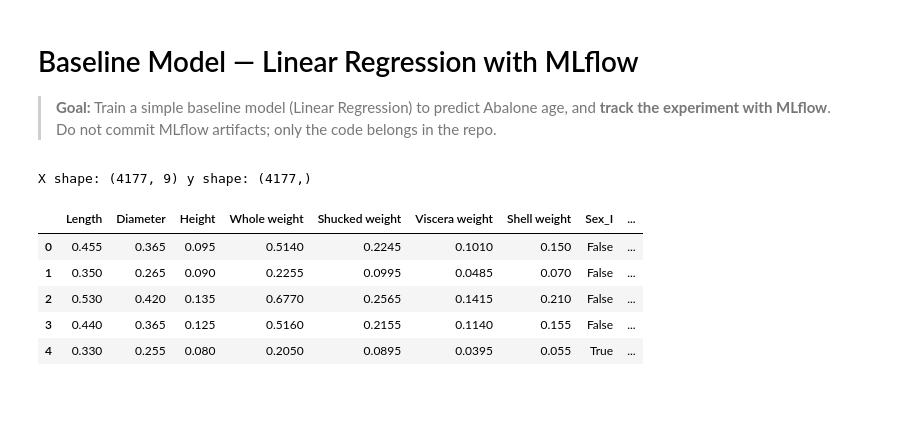
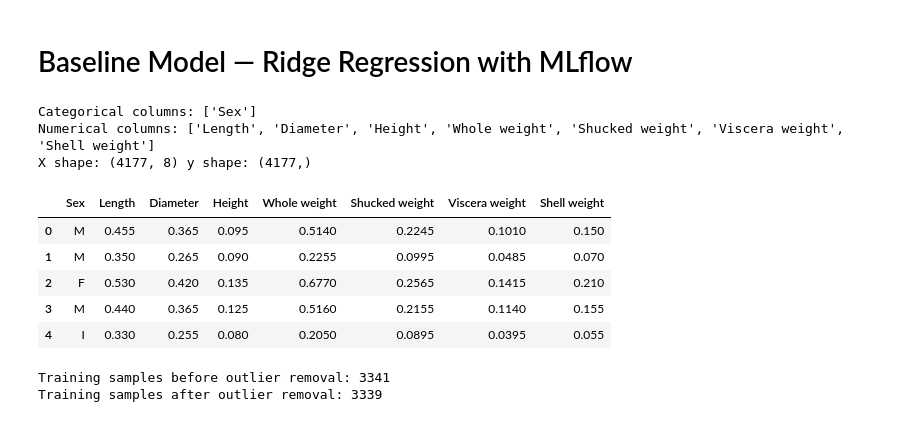
Before and after one commit to artefactory/xhec-mlops-2025-project, a Jupyter notebook: notebooks/modelling.ipynb, the cells around one changed output. Saved outputs shown, nothing was run; the diff lists cells and outputs as text; code cells hidden in the pictures.

```diff
--- a/notebooks/modelling.ipynb
+++ b/notebooks/modelling.ipynb
@@ -1,57 +1,77 @@
 # %% [markdown]
-# Baseline Model — Linear Regression with MLflow
-
-> **Goal:** Train a simple baseline model (Linear Regression) to predict Abalone age, and **track the experiment with MLflow**.
-> Do not commit MLflow artifacts; only the code belongs in the repo.
+# Baseline Model — Ridge Regression with MLflow
 # %%
 # --- Setup ---
 import os, pathlib, warnings
 import numpy as np
 import pandas as pd
 from sklearn.model_selection import train_test_split
-from sklearn.preprocessing import StandardScaler
-from sklearn.linear_model import LinearRegression
+from sklearn.preprocessing import StandardScaler, OneHotEncoder
+from sklearn.compose import ColumnTransformer
+from sklearn.linear_model import Ridge
 from sklearn.pipeline import Pipeline
 from sklearn.metrics import mean_squared_error, mean_absolute_error, r2_score
 import mlflow
-import mlflow.sklearn
 
 warnings.filterwarnings("ignore")
 
-# Paths & data
-df = pd.read_csv("/Users/kaixinxie/Downloads/abalone.csv")
 
-# Target: Age ≈ Rings + 1.5
-if "Rings" not in df.columns:
-    raise ValueError("Expected target column 'Rings' not found in dataset.")
+notebook_dir = os.path.dirname(os.path.abspath("__file__"))
+data_path = os.path.join(notebook_dir, "..", "data", "abalone.csv")
+df = pd.read_csv(data_path)
+
 df["Age"] = df["Rings"] + 1.5
 
 # Basic feature selection
 y = df["Age"].values
 X = df.drop(columns=["Age", "Rings"]).copy()
 
-# One-hot encode categoricals (e.g., Sex) via pandas.get_dummies for a simple baseline
-X = pd.get_dummies(X, drop_first=True)
+# Identify categorical and numerical columns
+categorical_cols = X.select_dtypes(include=['object']).columns.tolist()
+numerical_cols = X.select_dtypes(include=['int64', 'float64']).columns.tolist()
 
+print(f"Categorical columns: {categorical_cols}")
+print(f"Numerical columns: {numerical_cols}")
 print("X shape:", X.shape, "y shape:", y.shape)
 X.head()
 # %% [output]
-X shape: (4177, 9) y shape: (4177,)
+Categorical columns: ['Sex']
+Numerical columns: ['Length', 'Diameter', 'Height', 'Whole weight', 'Shucked weight', 'Viscera weight', 'Shell weight']
+X shape: (4177, 8) y shape: (4177,)
-|  | Length | Diameter | Height | Whole weight | Shucked weight | Viscera weight | Shell weight | Sex_I | ... |
-| 0 | 0.455 | 0.365 | 0.095 | 0.5140 | 0.2245 | 0.1010 | 0.150 | False | ... |
-| 1 | 0.350 | 0.265 | 0.090 | 0.2255 | 0.0995 | 0.0485 | 0.070 | False | ... |
-| 2 | 0.530 | 0.420 | 0.135 | 0.6770 | 0.2565 | 0.1415 | 0.210 | False | ... |
-| 3 | 0.440 | 0.365 | 0.125 | 0.5160 | 0.2155 | 0.1140 | 0.155 | False | ... |
-| 4 | 0.330 | 0.255 | 0.080 | 0.2050 | 0.0895 | 0.0395 | 0.055 | True | ... |
+|  | Sex | Length | Diameter | Height | Whole weight | Shucked weight | Viscera weight | Shell weight |
+| 0 | M | 0.455 | 0.365 | 0.095 | 0.5140 | 0.2245 | 0.1010 | 0.150 |
+| 1 | M | 0.350 | 0.265 | 0.090 | 0.2255 | 0.0995 | 0.0485 | 0.070 |
+| 2 | F | 0.530 | 0.420 | 0.135 | 0.6770 | 0.2565 | 0.1415 | 0.210 |
+| 3 | M | 0.440 | 0.365 | 0.125 | 0.5160 | 0.2155 | 0.1140 | 0.155 |
+| 4 | I | 0.330 | 0.255 | 0.080 | 0.2050 | 0.0895 | 0.0395 | 0.055 |
 # %%
 # --- Train/valid split ---
 X_train, X_valid, y_train, y_valid = train_test_split(
     X, y, test_size=0.2, random_state=42
 )
 
-# Simple baseline pipeline: Standardize -> LinearRegression
+# Outlier removal: Remove samples where Height > 0.35
+print(f"Training samples before outlier removal: {len(X_train)}")
+outlier_mask = X_train['Height'] <= 0.35
+X_train = X_train[outlier_mask]
+y_train = y_train[outlier_mask]
+print(f"Training samples after outlier removal: {len(X_train)}")
+
+preprocessor = ColumnTransformer(
+    transformers=[
+        ('num', StandardScaler(), numerical_cols),
+        ('cat', OneHotEncoder(drop='first', sparse_output=False, handle_unknown='ignore'), categorical_cols)
+    ],
+    remainder='passthrough'
+)
+
+params = {"alpha": 1.0}
+
 pipe = Pipeline([
-    ("scaler", StandardScaler(with_mean=False)),  # with_mean=False to support sparse one-hot
-    ("linreg", LinearRegression())
+    ("preprocessor", preprocessor),
+    ("ridge", Ridge(**params))
 ])
+# %% [output]
+Training samples before outlier removal: 3341
+Training samples after outlier removal: 3339
 # %%
```
Also changed, not shown: parts of 2 cells of this notebook, 10 other files.
